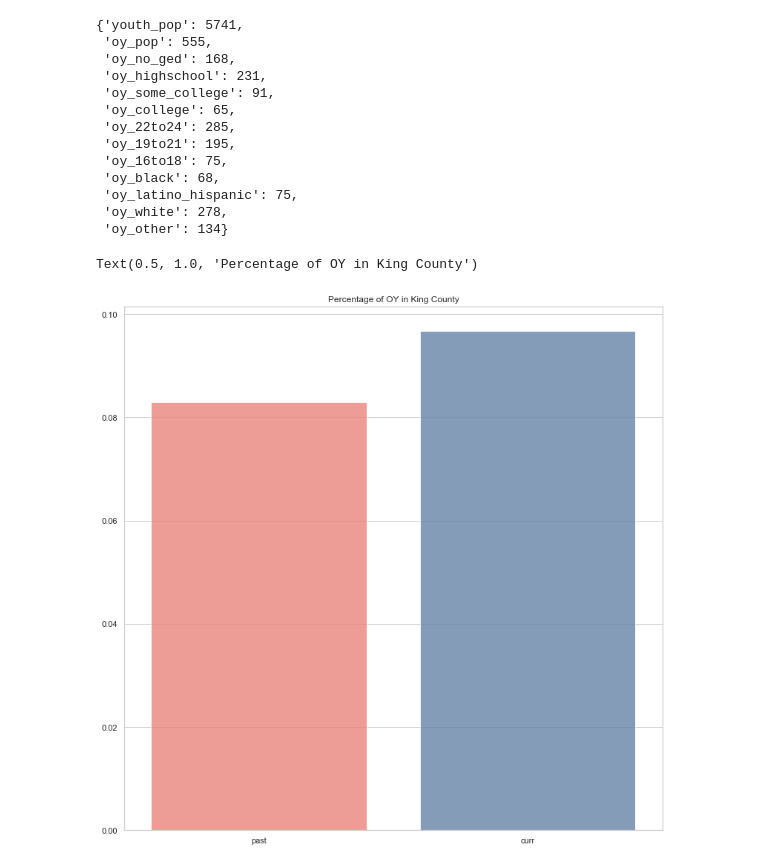
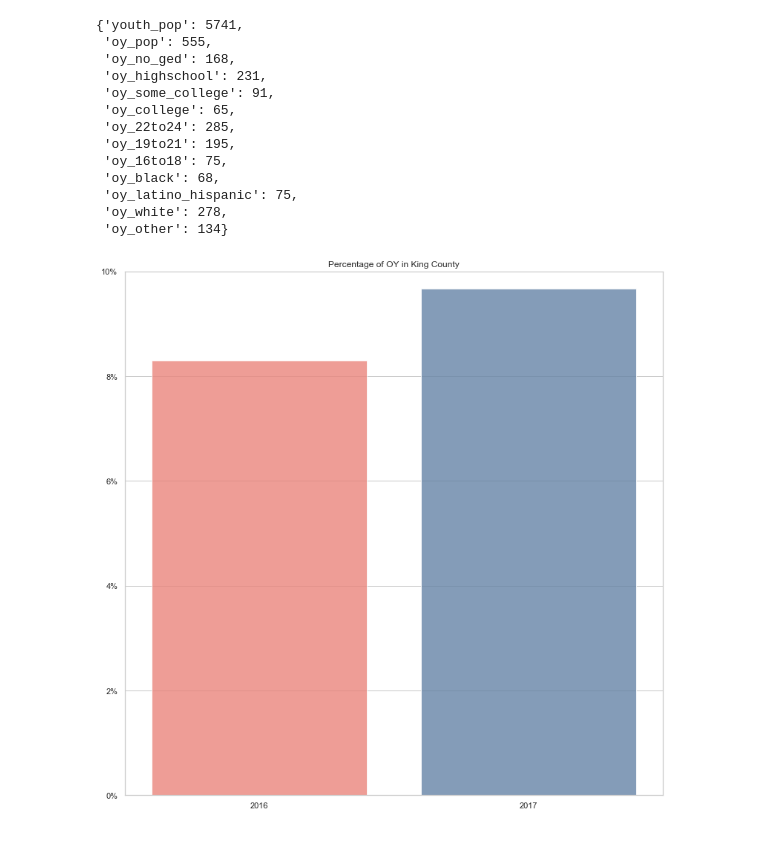
Before and after one commit to awyeh64/phase-1-project-west-ds-082420, a Jupyter notebook: notebooks/exploratory/andrew_01_erh_download_and_explore_data.ipynb, the cells around one changed output. Drawn from its saved outputs; the diff is of its cells as text; code cells hidden in the pictures.

```diff
--- a/notebooks/exploratory/andrew_01_erh_download_and_explore_data.ipynb
+++ b/notebooks/exploratory/andrew_01_erh_download_and_explore_data.ipynb
@@ -316,12 +313,15 @@ colorpc = ['#fc766aff','#5b84b1ff']
 colorpie = ['#a89c94ff', '#ff4f58ff', '#669db3ff', '#f0f6f7ff']
 # %%
 fig, ax = plt.subplots(figsize = (13,13))
-ax = sns.barplot(x = ['past', 'curr'], y = [p['oy_pop'] / p['youth_pop'], c['oy_pop']/c['youth_pop']],
+ax = sns.barplot(x = ['2016', '2017'], y = [p['oy_pop'] / p['youth_pop'], c['oy_pop']/c['youth_pop']],
                  palette = colorpc, alpha = 0.8)
+
+ax.set_yticklabels(['{:,.0%}'.format(x) for x in ax.get_yticks()])
+ax.set(ylim = (0,0.10))
 plt.title('Percentage of OY in King County')
+plt.show()
 # %% [output]
-Text(0.5, 1.0, 'Percentage of OY in King County')
-[figure, old version]
+[figure, new version]
 # %%
 labels = ['No GED', 'Highschool', 'Some College', 'College Degree']
 school_p = [p['oy_no_ged'], p['oy_highschool'], p['oy_some_college'], p['oy_college']]
```
Also changed, not shown: parts of 4 cells of this notebook.
